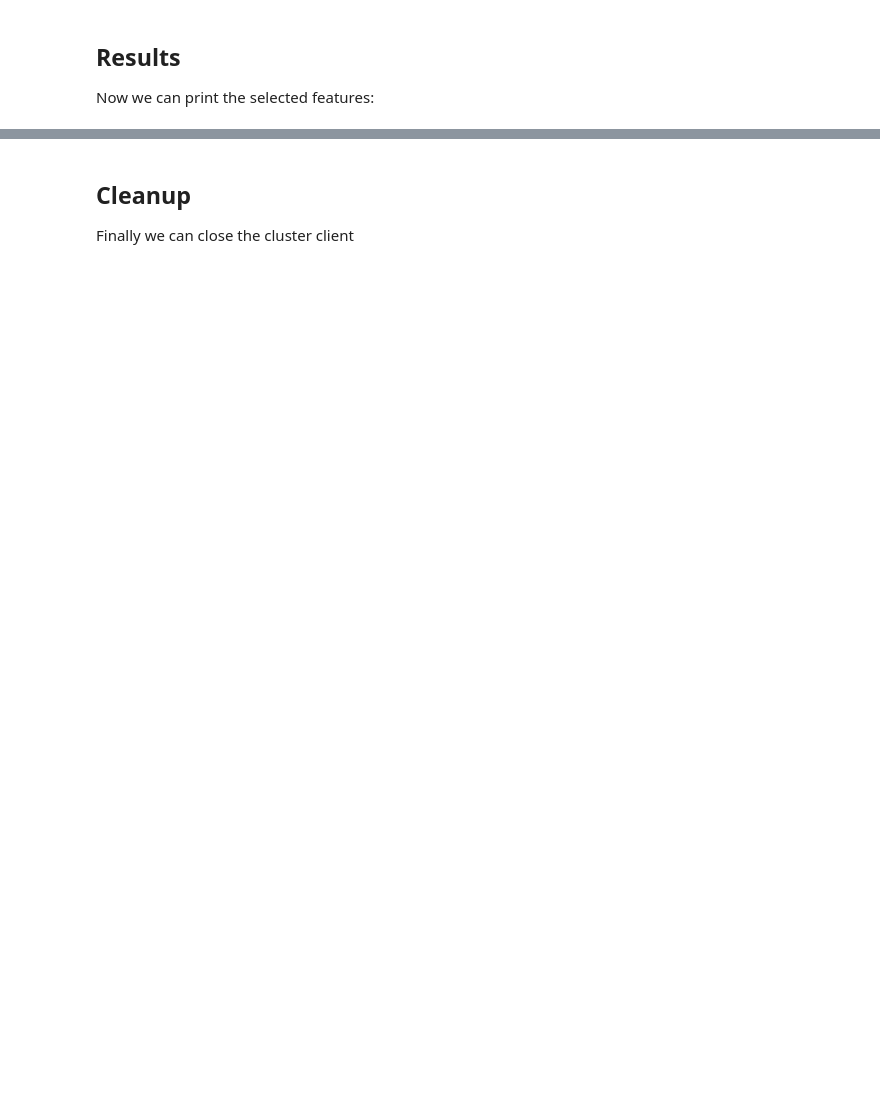
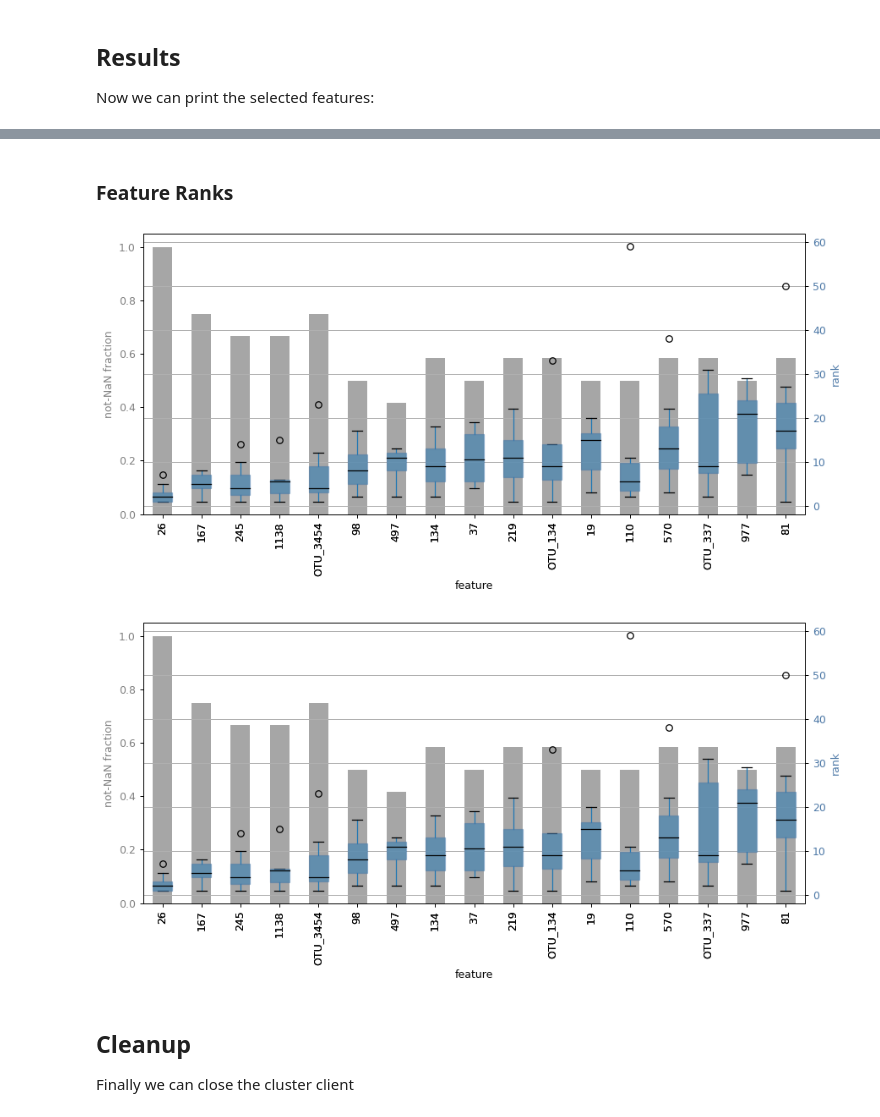
Before and after one commit to datarevenue-berlin/py-MUVR, a Jupyter notebook: notebooks/MinimalExample.ipynb, the cells around one changed output, grey strips where cells are left out. Cells and saved outputs as stored; diff of their text form; code cells hidden in the pictures; blank space fills up the shorter version.

```diff
--- a/notebooks/MinimalExample.ipynb
+++ b/notebooks/MinimalExample.ipynb
@@ -84,3 +102,10 @@ SelectedFeatures(min_feats=['OTU_28', 'OTU_400', 'OTU_3454', 'OTU_4', 'OTU_243',
+# %% [markdown]
+### Feature Ranks
+# %%
+plot_feature_rank(fs, "mid", selected_features.mid_feats, figsize=(10, 5), dpi=90)
+# %% [output]
+[figure, added]
+[figure, added]
 # %% [markdown]
 ## Cleanup
 Finally we can close the cluster client
```
Also changed, not shown: parts of 10 cells of this notebook, 1 other file.
